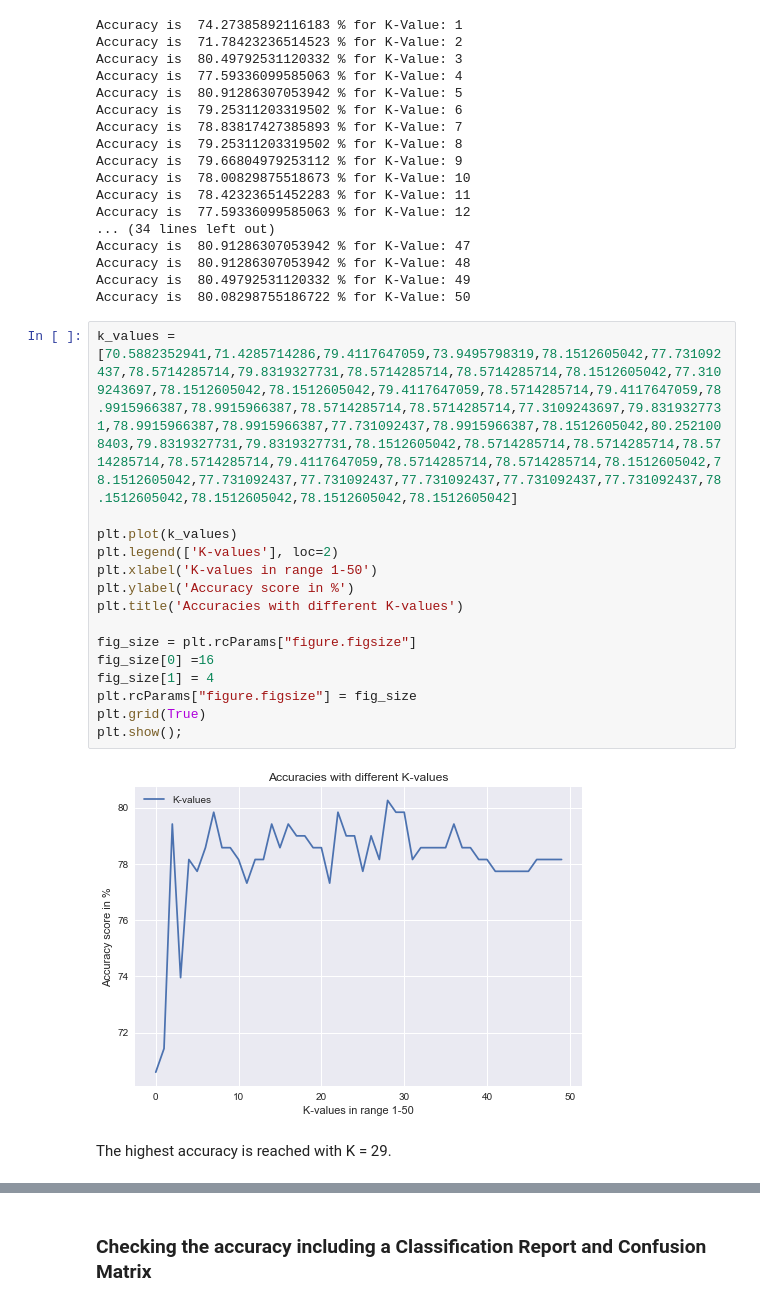
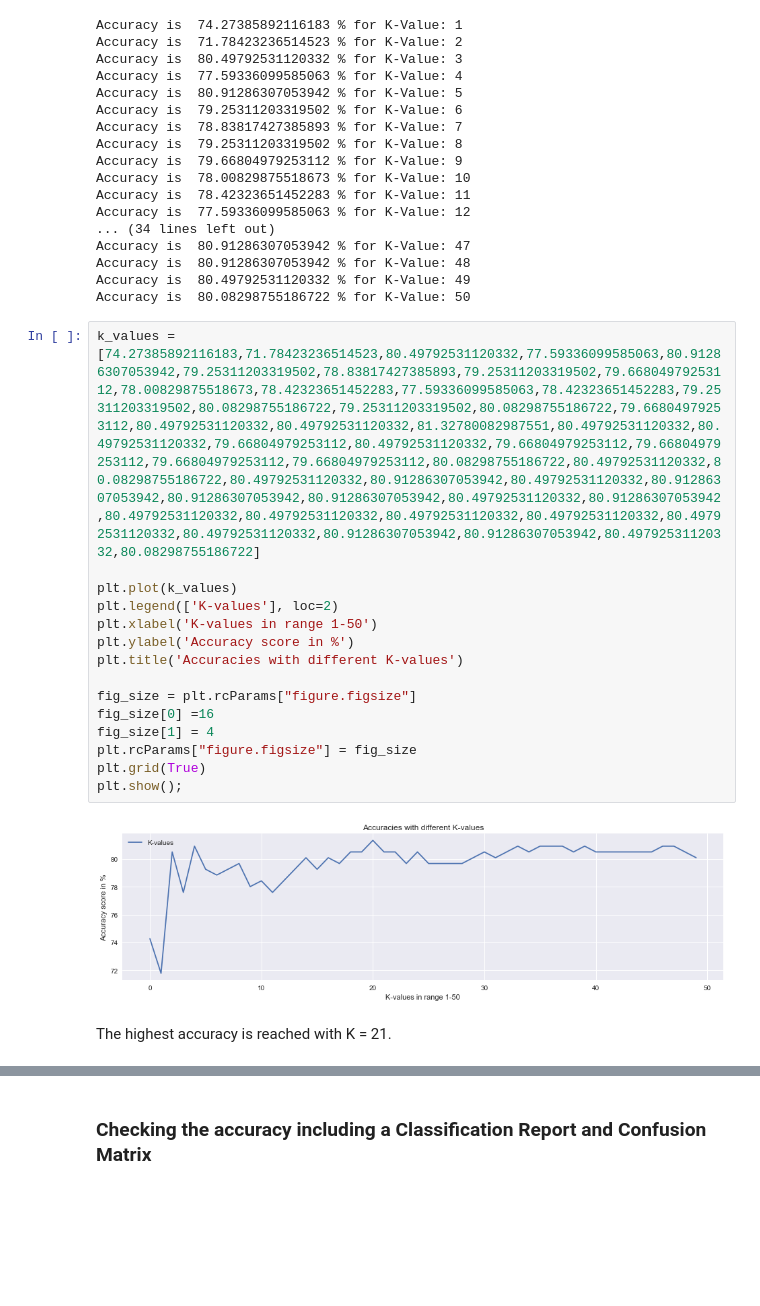
Before and after one commit to LJANGN/Mammogram-Mass-prediction-through-Machine-Learning, a Jupyter notebook: MammogramMassPrediction_benign_or_malignant.ipynb, the cells around one changed output, grey strips where cells are left out. Saved outputs shown, nothing was run; the diff lists cells and outputs as text; blank space fills up the shorter version.

```diff
--- a/MammogramMassPrediction_benign_or_malignant.ipynb
+++ b/MammogramMassPrediction_benign_or_malignant.ipynb
@@ -411,24 +411,24 @@ Accuracy is  80.91286307053942 % for K-Value: 47
 Accuracy is  80.91286307053942 % for K-Value: 48
 Accuracy is  80.49792531120332 % for K-Value: 49
 Accuracy is  80.08298755186722 % for K-Value: 50
-# %%
-k_values = [70.5882352941,71.4285714286,79.4117647059,73.9495798319,78.1512605042,77.731092437,78.5714285714,79.8319327731,78.5714285714,78.5714285714,78.1512605042,77.3109243697,78.1512605042,78.1512605042,79.4117647059,78.5714285714,79.4117647059,78.9915966387,78.9915966387,78.5714285714,78.5714285714,77.3109243697,79.8319327731,78.9915966387,78.9915966387,77.731092437,78.9915966387,78.1512605042,80.2521008403,79.8319327731,79.8319327731,78.1512605042,78.5714285714,78.5714285714,78.5714285714,78.5714285714,79.4117647059,78.5714285714,78.5714285714,78.1512605042,78.1512605042,77.731092437,77.731092437,77.731092437,77.731092437,77.731092437,78.1512605042,78.1512605042,78.1512605042,78.1512605042]
-
-plt.plot(k_values)
-plt.legend(['K-values'], loc=2)
-plt.xlabel('K-values in range 1-50')
-plt.ylabel('Accuracy score in %')
-plt.title('Accuracies with different K-values')
-
-fig_size = plt.rcParams["figure.figsize"]
-fig_size[0] =16
-fig_size[1] = 4
-plt.rcParams["figure.figsize"] = fig_size
-plt.grid(True)
-plt.show();
-# %% [output]
-[figure, removed]
+# %%
+k_values = [74.27385892116183,71.78423236514523,80.49792531120332,77.59336099585063,80.91286307053942,79.25311203319502,78.83817427385893,79.25311203319502,79.66804979253112,78.00829875518673,78.42323651452283,77.59336099585063,78.42323651452283,79.25311203319502,80.08298755186722,79.25311203319502,80.08298755186722,79.66804979253112,80.49792531120332,80.49792531120332,81.32780082987551,80.49792531120332,80.49792531120332,79.66804979253112,80.49792531120332,79.66804979253112,79.66804979253112,79.66804979253112,79.66804979253112,80.08298755186722,80.49792531120332,80.08298755186722,80.49792531120332,80.91286307053942,80.49792531120332,80.91286307053942,80.91286307053942,80.91286307053942,80.49792531120332,80.91286307053942,80.49792531120332,80.49792531120332,80.49792531120332,80.49792531120332,80.49792531120332,80.49792531120332,80.91286307053942,80.91286307053942,80.49792531120332,80.08298755186722]
+
+plt.plot(k_values)
+plt.legend(['K-values'], loc=2)
+plt.xlabel('K-values in range 1-50')
+plt.ylabel('Accuracy score in %')
+plt.title('Accuracies with different K-values')
+
+fig_size = plt.rcParams["figure.figsize"]
+fig_size[0] =16
+fig_size[1] = 4
+plt.rcParams["figure.figsize"] = fig_size
+plt.grid(True)
+plt.show();
+# %% [output]
+[figure, added]
 # %% [markdown]
-The highest accuracy is reached with K = 29.
+The highest accuracy is reached with K = 21.
 # %%
 from sklearn.neighbors import KNeighborsClassifier
```
Also changed, not shown: parts of 8 cells of this notebook.
